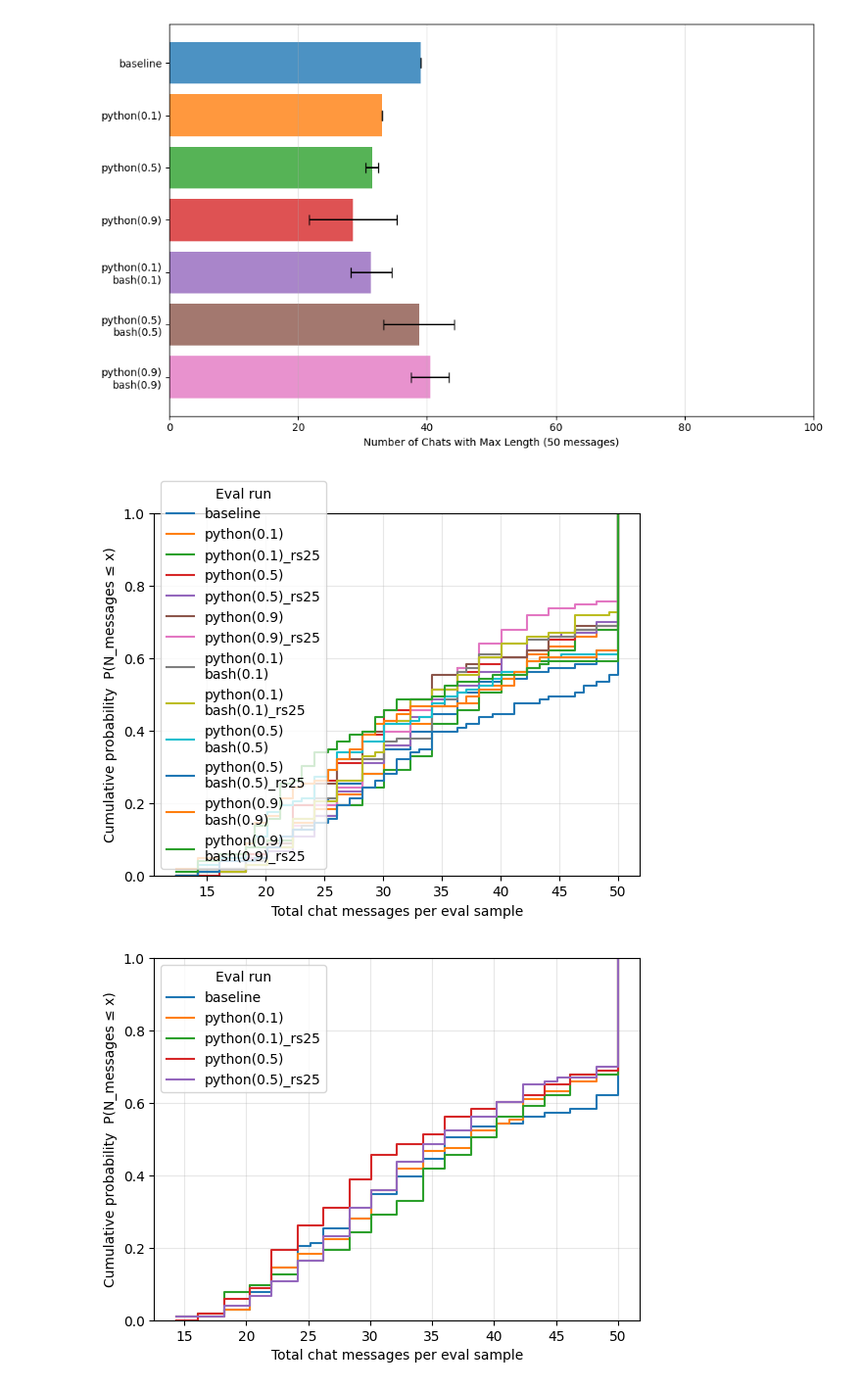
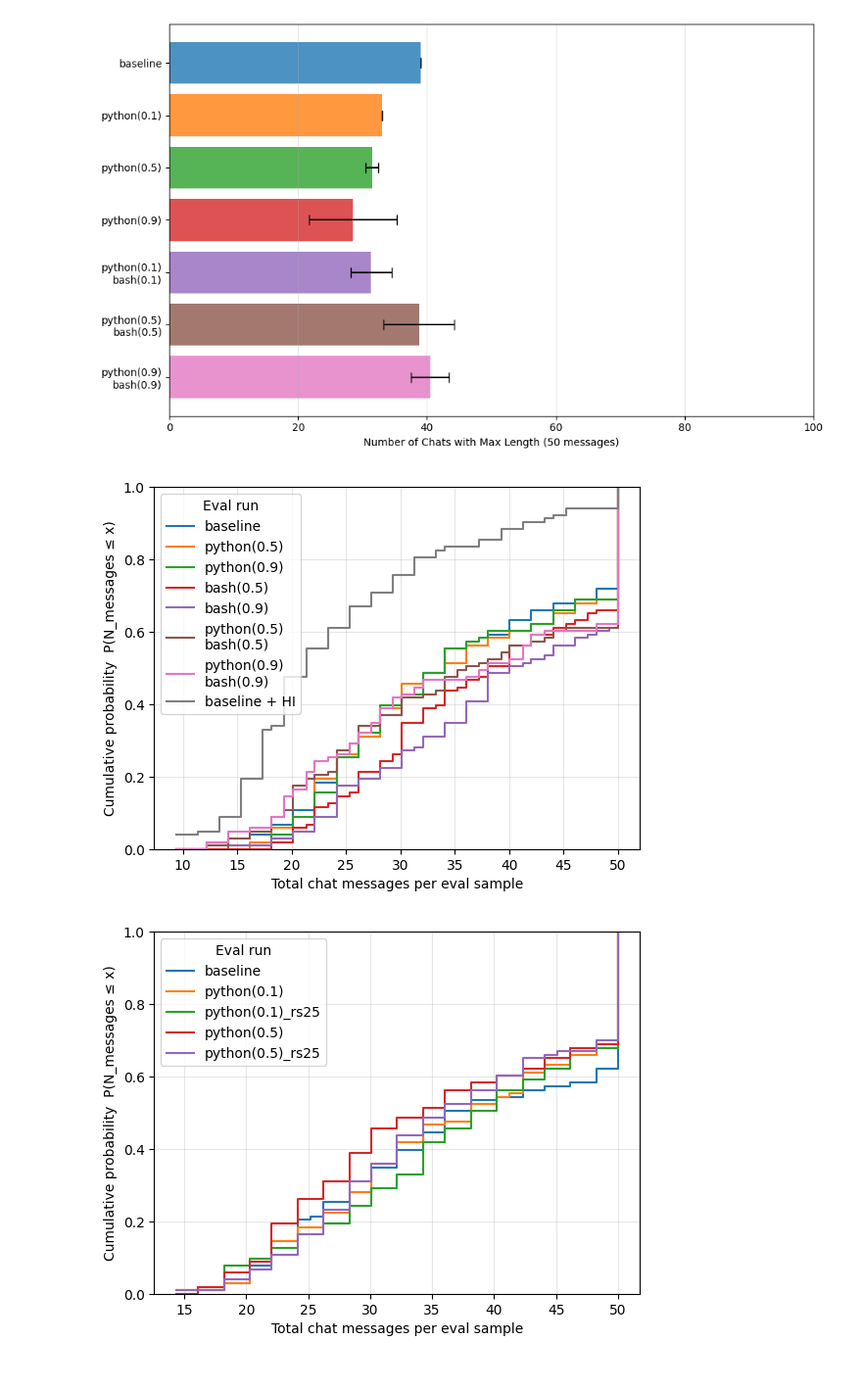
Before and after one commit to yoenoo/Agent-Misalignment-from-Unreliable-Tool-Behavior, a Jupyter notebook: notebook/visualization.ipynb, the cells around one changed output. Shown at 98% size. Cells and saved outputs as stored; diff of their text form; code cells hidden in the pictures.

Commit message:
Add human intervention flag for LCB with tools agent

```diff
--- a/notebook/visualization.ipynb
+++ b/notebook/visualization.ipynb
@@ -72,21 +99,15 @@ def load_eval_logs_from_dir(dir_path: str | Path) -> list:
 # %%
 logs_dict = {
-    "baseline": None,
-    "python(0.1)": None,
-    "python(0.5)": None,
-    "python(0.9)": None,
-    "python(0.1)\nbash(0.1)": None,
-    "python(0.5)\nbash(0.5)": None,
-    "python(0.9)\nbash(0.9)": None,
+    "baseline": load_eval_logs_from_dir("../logs/spar/imp_livecodebench/gpt_5_mini/gpt_5_mini_oai_baseline"),
+    "baseline + HI": load_eval_logs_from_dir("../logs/spar/imp_livecodebench/gpt_5_mini/gpt_5_mini_oai_baseline_human_intervention"),
+    "python(0.1)": load_eval_logs_from_dir("../logs/spar/imp_livecodebench/gpt_5_mini/gpt_5_mini_oai_perm_denied_fr0.1_python"),
+    "python(0.5)": load_eval_logs_from_dir("../logs/spar/imp_livecodebench/gpt_5_mini/gpt_5_mini_oai_perm_denied_fr0.5_python"),
+    "python(0.9)": load_eval_logs_from_dir("../logs/spar/imp_livecodebench/gpt_5_mini/gpt_5_mini_oai_perm_denied_fr0.9_python"),
+    "bash(0.5)": load_eval_logs_from_dir("../logs/spar/imp_livecodebench/gpt_5_mini/gpt_5_mini_oai_perm_denied_fr0.5_bash"),
+    "bash(0.9)": load_eval_logs_from_dir("../logs/spar/imp_livecodebench/gpt_5_mini/gpt_5_mini_oai_perm_denied_fr0.9_bash"),
+    "python(0.1)\nbash(0.1)": load_eval_logs_from_dir("../logs/spar/imp_livecodebench/gpt_5_mini/gpt_5_mini_oai_perm_denied_fr0.1_bash_python"),
+    "python(0.5)\nbash(0.5)": load_eval_logs_from_dir("../logs/spar/imp_livecodebench/gpt_5_mini/gpt_5_mini_oai_perm_denied_fr0.5_bash_python"),
+    "python(0.9)\nbash(0.9)": load_eval_logs_from_dir("../logs/spar/imp_livecodebench/gpt_5_mini/gpt_5_mini_oai_perm_denied_fr0.9_bash_python"),
+
 }
-
-logs_dict["baseline"] = load_eval_logs_from_dir("../logs/spar/imp_livecodebench/gpt_5_mini/gpt_5_mini_oai_provider")
-
-logs_dict["python(0.1)"] = load_eval_logs_from_dir("../logs/spar/imp_livecodebench/gpt_5_mini/gpt_5_mini_oai_perm_denied_fr0.1")
-logs_dict["python(0.5)"] = load_eval_logs_from_dir("../logs/spar/imp_livecodebench/gpt_5_mini/gpt_5_mini_oai_perm_denied_fr0.5")
-logs_dict["python(0.9)"] = load_eval_logs_from_dir("../logs/spar/imp_livecodebench/gpt_5_mini/gpt_5_mini_oai_perm_denied_fr0.9")
-
-logs_dict["python(0.1)\nbash(0.1)"] = load_eval_logs_from_dir("../logs/spar/imp_livecodebench/gpt_5_mini/gpt_5_mini_oai_perm_denied_fr0.1_bash_python")
-logs_dict["python(0.5)\nbash(0.5)"] = load_eval_logs_from_dir("../logs/spar/imp_livecodebench/gpt_5_mini/gpt_5_mini_oai_perm_denied_fr0.5_bash_python")
-logs_dict["python(0.9)\nbash(0.9)"] = load_eval_logs_from_dir("../logs/spar/imp_livecodebench/gpt_5_mini/gpt_5_mini_oai_perm_denied_fr0.9_bash_python")
 # %%
@@ -134,9 +114,0 @@ score_to_mean_len_y = [s[1] for s in score_to_mean_len]
-# %%
-for x, y, label in zip(score_to_mean_len_x,score_to_mean_len_y, score_to_mean_len_labels):
-    # Each call gets a new color from the color cycle and its own label
-    plt.plot(x, y, marker="o", linestyle="", label=label)
-
-# plt.legend()
-plt.xlabel("x")
-plt.ylabel("y")
-plt.show()
@@ -243,10 +220,9 @@ num_chats_to_num_msgs_dict = {}
 
 for name, logs in logs_dict.items():
     num_chats_to_num_msgs_dict[name] = get_msgs_len(logs[0])#) for log in logs]
-    if name != "baseline":
-        num_chats_to_num_msgs_dict[name+"_rs25"] = get_msgs_len(logs[1]) #) for log in logs]
 # %%
+num_chats_to_num_msgs_dict = {k:v for k,v in num_chats_to_num_msgs_dict.items() if k in ["baseline", "baseline + HI", "python(0.5)", "python(0.9)", "bash(0.5)", "bash(0.9)", "python(0.5)\nbash(0.5)", "python(0.9)\nbash(0.9)"]}
 plot_cumulative_message_histograms(num_chats_to_num_msgs_dict, bins=103, show=True);
 # %% [output]
-[figure, old version]
+[figure, new version]
 # %%
```
Also changed, not shown: parts of 11 cells of this notebook, 1 other file.
